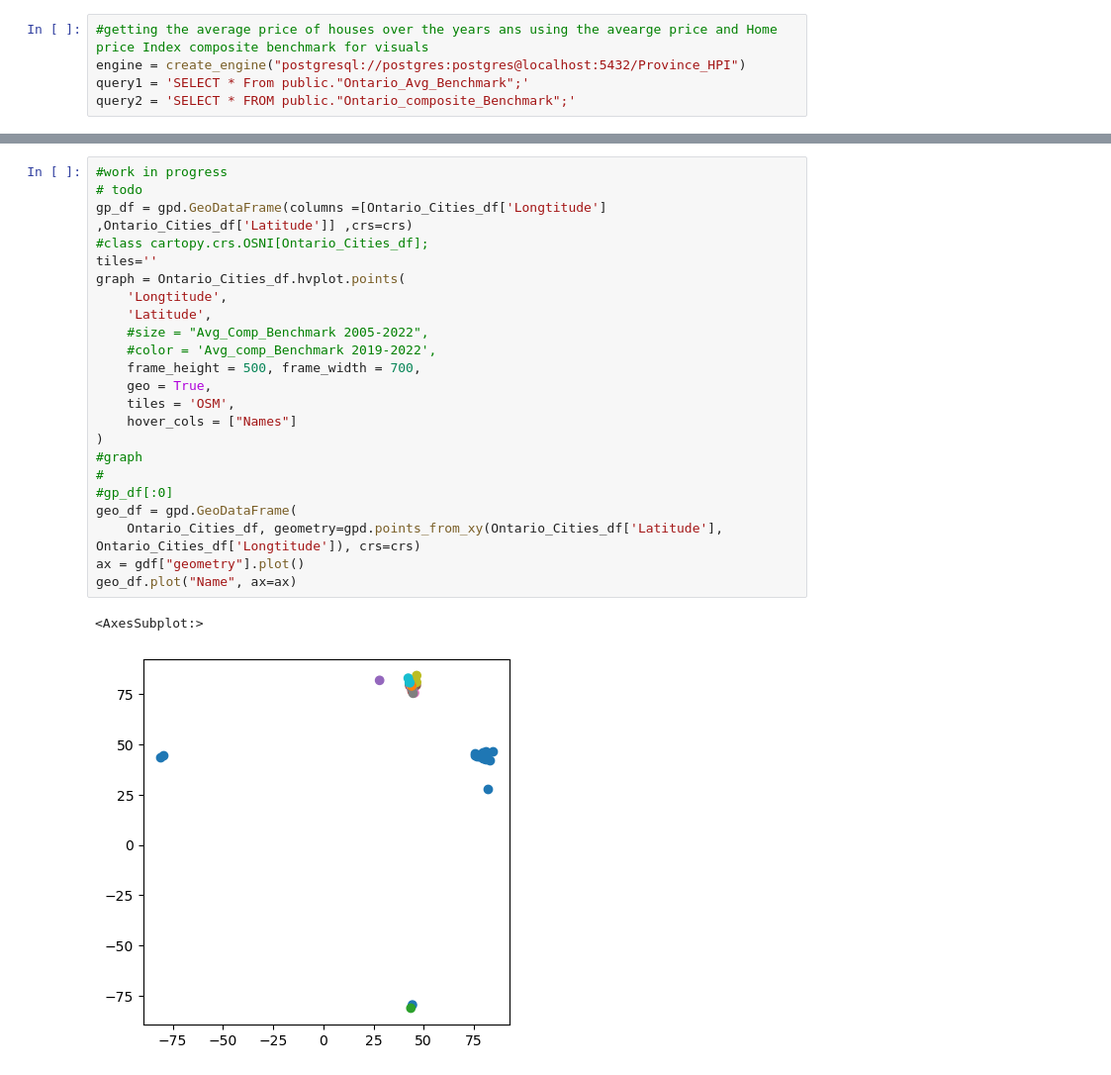
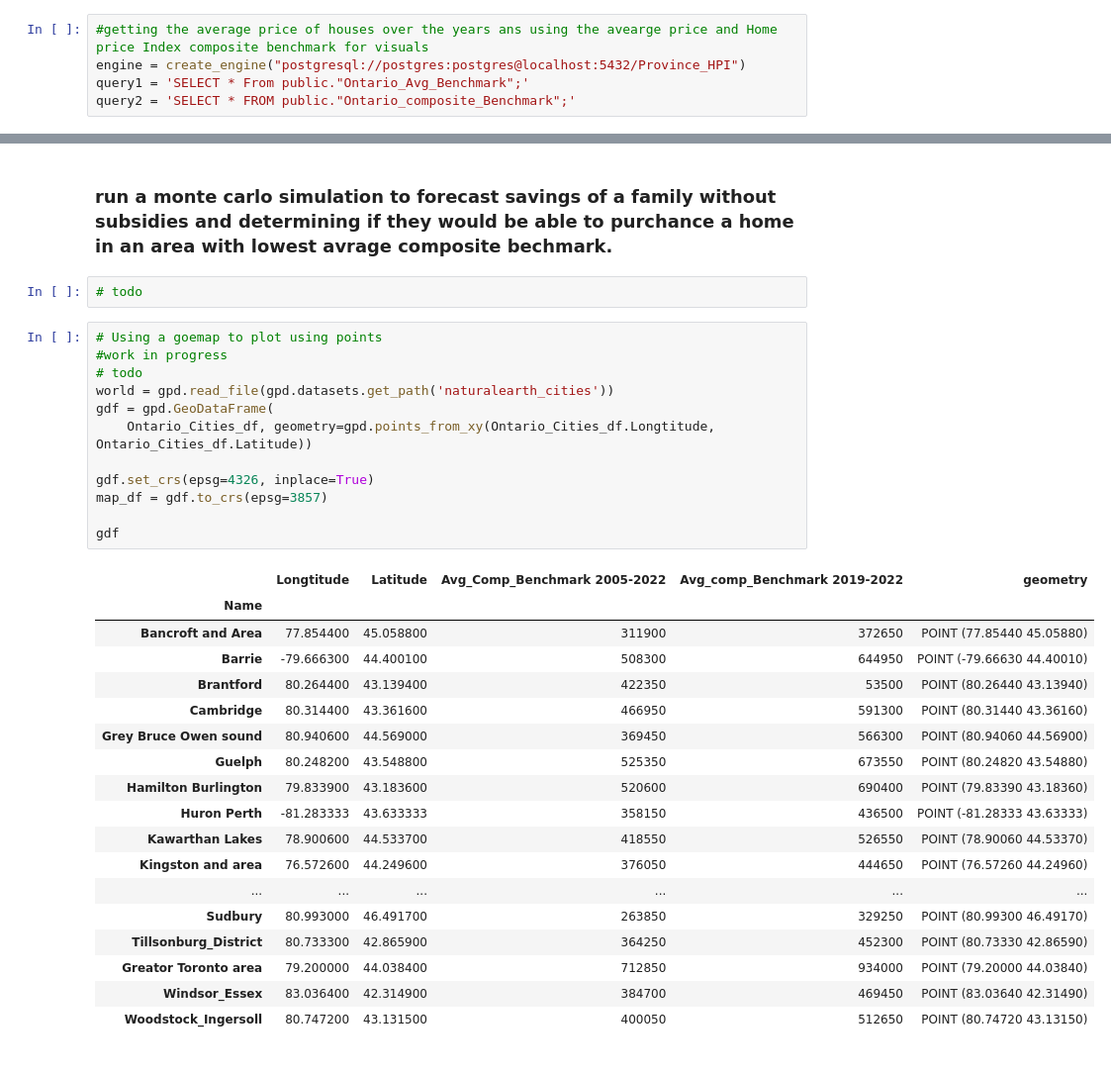
Before and after one commit to ycolagelo/Ontario-Housing-Project, a Jupyter notebook: MLS_analysi.ipynb, the cells around one changed output, grey strips where cells are left out. Shown: that part at 99% size. Drawn from its saved outputs; the diff is of its cells as text.

```diff
--- a/MLS_analysi.ipynb
+++ b/MLS_analysi.ipynb
@@ -73,32 +110,41 @@ plot = Ontario_Cities_df.hvplot.line(x='Name', y=['Avg_Comp_Benchmark 2005-2022'
 plot.opts(xrotation=90)
 # %% [output]
 [interactive output not drawn]
+# %% [markdown]
+### run a monte carlo simulation to forecast savings of a family without subsidies and determining if they would be able to purchance a home in an area with lowest avrage composite bechmark.
+# %%
+# todo
 # %%
+# Using a goemap to plot using points
 #work in progress
 # todo
-gp_df = gpd.GeoDataFrame(columns =[Ontario_Cities_df['Longtitude'] ,Ontario_Cities_df['Latitude']] ,crs=crs)
-#class cartopy.crs.OSNI[Ontario_Cities_df];
-tiles=''
-graph = Ontario_Cities_df.hvplot.points(
-    'Longtitude',
-    'Latitude',
-    #size = "Avg_Comp_Benchmark 2005-2022",
-    #color = 'Avg_comp_Benchmark 2019-2022',
-    frame_height = 500, frame_width = 700,
-    geo = True,
-    tiles = 'OSM',
-    hover_cols = ["Names"]
-)
-#graph
-#
-#gp_df[:0]
-geo_df = gpd.GeoDataFrame(
-    Ontario_Cities_df, geometry=gpd.points_from_xy(Ontario_Cities_df['Latitude'], Ontario_Cities_df['Longtitude']), crs=crs)
-ax = gdf["geometry"].plot()
-geo_df.plot("Name", ax=ax)
+world = gpd.read_file(gpd.datasets.get_path('naturalearth_cities'))
+gdf = gpd.GeoDataFrame(
+    Ontario_Cities_df, geometry=gpd.points_from_xy(Ontario_Cities_df.Longtitude, Ontario_Cities_df.Latitude))
+
+gdf.set_crs(epsg=4326, inplace=True)
+map_df = gdf.to_crs(epsg=3857)
+
+gdf
 # %% [output]
-<AxesSubplot:>
-[figure, removed]
+|  | Longtitude | Latitude | Avg_Comp_Benchmark 2005-2022 | Avg_comp_Benchmark 2019-2022 | geometry |
+| Name |  |  |  |  |  |
+| Bancroft and Area | 77.854400 | 45.058800 | 311900 | 372650 | POINT (77.85440 45.05880) |
+| Barrie | -79.666300 | 44.400100 | 508300 | 644950 | POINT (-79.66630 44.40010) |
+| Brantford | 80.264400 | 43.139400 | 422350 | 53500 | POINT (80.26440 43.13940) |
+| Cambridge | 80.314400 | 43.361600 | 466950 | 591300 | POINT (80.31440 43.36160) |
+| Grey Bruce Owen sound | 80.940600 | 44.569000 | 369450 | 566300 | POINT (80.94060 44.56900) |
+| Guelph | 80.248200 | 43.548800 | 525350 | 673550 | POINT (80.24820 43.54880) |
+| Hamilton Burlington | 79.833900 | 43.183600 | 520600 | 690400 | POINT (79.83390 43.18360) |
+| Huron Perth | -81.283333 | 43.633333 | 358150 | 436500 | POINT (-81.28333 43.63333) |
+| Kawarthan Lakes | 78.900600 | 44.533700 | 418550 | 526550 | POINT (78.90060 44.53370) |
+| Kingston and area | 76.572600 | 44.249600 | 376050 | 444650 | POINT (76.57260 44.24960) |
+| ... | ... | ... | ... | ... | ... |
+| Sudbury | 80.993000 | 46.491700 | 263850 | 329250 | POINT (80.99300 46.49170) |
+| Tillsonburg_District | 80.733300 | 42.865900 | 364250 | 452300 | POINT (80.73330 42.86590) |
+| Greator Toronto area | 79.200000 | 44.038400 | 712850 | 934000 | POINT (79.20000 44.03840) |
+| Windsor_Essex | 83.036400 | 42.314900 | 384700 | 469450 | POINT (83.03640 42.31490) |
+| Woodstock_Ingersoll | 80.747200 | 43.131500 | 400050 | 512650 | POINT (80.74720 43.13150) |
 # %%
 Ontario_comp_Benchmark_df =pd.read_sql(query2, engine,index_col="Date")
 Ontario_comp_Benchmark_df.head()
```
Also changed, not shown: parts of 8 cells of this notebook.
